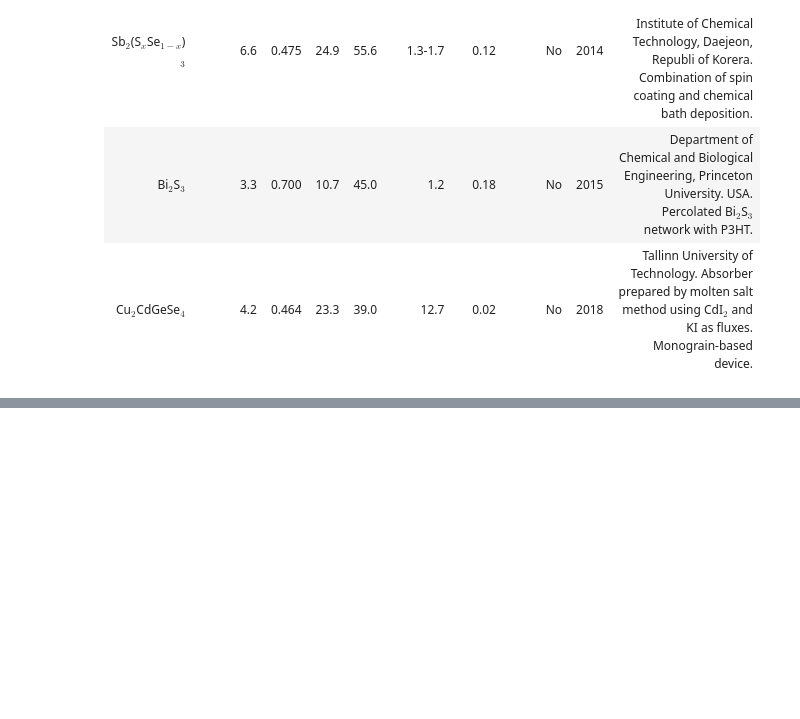
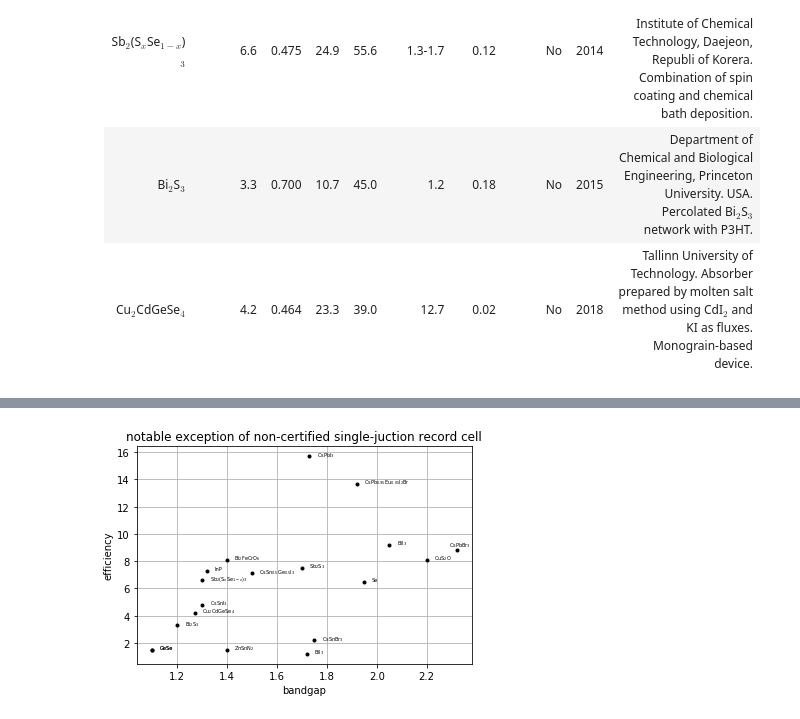
Before and after one commit to emergingpv/emergingpv.github.io, a Jupyter notebook: data chart.ipynb, the cells around one changed output, grey strips where cells are left out. Drawn from its saved outputs; the diff is of its cells as text; code cells hidden in the pictures; blank space fills up the shorter version.

```diff
--- a/data chart.ipynb
+++ b/data chart.ipynb
@@ -63,0 +214,65 @@ Table 2. List of non-certified single-junction record cells under global AM1.5 s
+# %%
+plt.plot(cu2o_1[1],cu2o_1[0],'k.',label='Cu$_{2}O$')
+plt.text(cu2o_1[1]+0.03,cu2o_1[0]+0.03, 'CuS$_{2}$O', fontsize=5)
+
+plt.plot(bi2fecro6[1],bi2fecro6[0],'k.',label='Bi$_{2}$FeCrO$_{6}$')
+plt.text(bi2fecro6[1]+0.03,bi2fecro6[0]+0.03, 'Bi$_{2}$FeCrO$_{6}$', fontsize=5)
+
+plt.plot(inp[1],inp[0],'k.',label='InP')
+plt.text(inp[1]+0.03,inp[0]+0.03, 'InP', fontsize=5)
+
+plt.plot(znsnn2[1],znsnn2[0],'k.',label='ZnSnN$_{2}$')
+plt.text(znsnn2[1]+0.03,znsnn2[0]+0.03, 'ZnSnN$_{2}$', fontsize=5)
+
+plt.plot(bii3[1],bii3[0],'k.',label='BiI$_{3}$')
+plt.text(bii3[1]+0.03,bii3[0]+0.03, 'BiI$_{3}$', fontsize=5)
+
+plt.plot(cspbbr3[1],cspbbr3[0],'k.',label='CsPbBr$_{3}$')
+plt.text(cspbbr3[1]-0.03,cspbbr3[0]+0.3, 'CsPbBr$_{3}$', fontsize=5)
+
+plt.plot(cspbi3[1],cspbi3[0],'k.',label='CsPbI$_{3}$')
+plt.text(cspbi3[1]+0.03,cspbi3[0]+0.03, 'CsPbI$_{3}$', fontsize=5)
+
+plt.plot(cspbibr2[1],cspbibr2[0],'k.',label='BiI$_{3}$')
+plt.text(cspbibr2[1]+0.03,cspbibr2[0]+0.03, 'BiI$_{3}$', fontsize=5)
+
+plt.plot(cspb095eu005i2br[1],cspb095eu005i2br[0],'k.',label='CsPb$_{0.95}$Eu$_{0.05}$I$_{2}$Br')
+plt.text(cspb095eu005i2br[1]+0.03,cspb095eu005i2br[0]+0.03, 'CsPb$_{0.95}$Eu$_{0.05}$I$_{2}$Br', fontsize=5)
+
+plt.plot(cssnbr3[1],cssnbr3[0],'k.',label='CsSnBr$_{3}$')
+plt.text(cssnbr3[1]+0.03,cssnbr3[0]+0.03, 'CsSnBr$_{3}$', fontsize=5)
+
+plt.plot(cssni3[1],cssni3[0],'k.',label='CsSnI$_{3}$')
+plt.text(cssni3[1]+0.03,cssni3[0]+0.03, 'CsSnI$_{3}$', fontsize=5)
+
+plt.plot(cssn05ge05i3[1],cssn05ge05i3[0],'k.',label='CsSn$_{0.5}$Ge$_{0.5}$I$_{3}$')
+plt.text(cssn05ge05i3[1]+0.03,cssn05ge05i3[0]+0.03, 'CsSn$_{0.5}$Ge$_{0.5}$I$_{3}$', fontsize=5)
+
+plt.plot(se[1],se[0],'k.',label='Se')
+plt.text(se[1]+0.03,se[0]+0.03, 'Se', fontsize=5)
+
+plt.plot(gese[1],gese[0],'k.',label='GeSe')
+plt.text(gese[1]+0.03,gese[0]+0.03, 'GeSe', fontsize=5)
+
+plt.plot(sb2s3[1],sb2s3[0],'k.',label='Sb$_{2}$S$_{3}$')
+plt.text(sb2s3[1]+0.03,sb2s3[0]+0.03, 'Sb$_{2}$S$_{3}$', fontsize=5)
+
+plt.plot(gese[1],gese[0],'k.',label='GeSe')
+plt.text(gese[1]+0.03,gese[0]+0.03, 'GeSe', fontsize=5)
+
+plt.plot(sb2sxse1_x_3[1],sb2sxse1_x_3[0],'k.',label='Sb$_{2}$(S$_{x}$Se$_{1-x}$)$_{3}$')
+plt.text(sb2sxse1_x_3[1]+0.03,sb2sxse1_x_3[0]+0.03, 'Sb$_{2}$(S$_{x}$Se$_{1-x}$)$_{3}$', fontsize=5)
+
+plt.plot(bi2s3[1],bi2s3[0],'k.',label='Bi$_{2}$S$_{3}$')
+plt.text(bi2s3[1]+0.03,bi2s3[0]+0.03, 'Bi$_{2}$S$_{3}$', fontsize=5)
+
+plt.plot(cu2cdgese4[1],cu2cdgese4[0],'k.',label='Cu$_{2}$CdGeSe$_{4}$')
+plt.text(cu2cdgese4[1]+0.03,cu2cdgese4[0]+0.03, 'Cu$_{2}$CdGeSe$_{4}$', fontsize=5)
+
+plt.title('notable exception of non-certified single-juction record cell')
+plt.xlabel('bandgap')
+plt.ylabel('efficiency')
+plt.grid(True)
+plt.savefig("notable exception of non-certified single-junction record cell",dpi=300)
+# %% [output]
+[figure, added]
```
Also changed, not shown: parts of 7 cells of this notebook, 3 other files.
